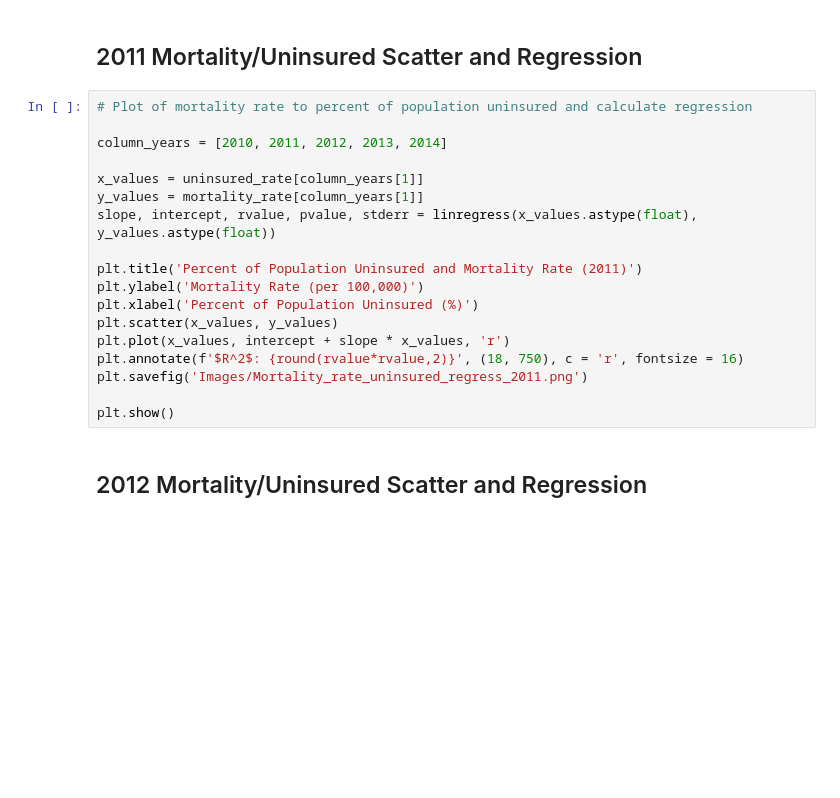
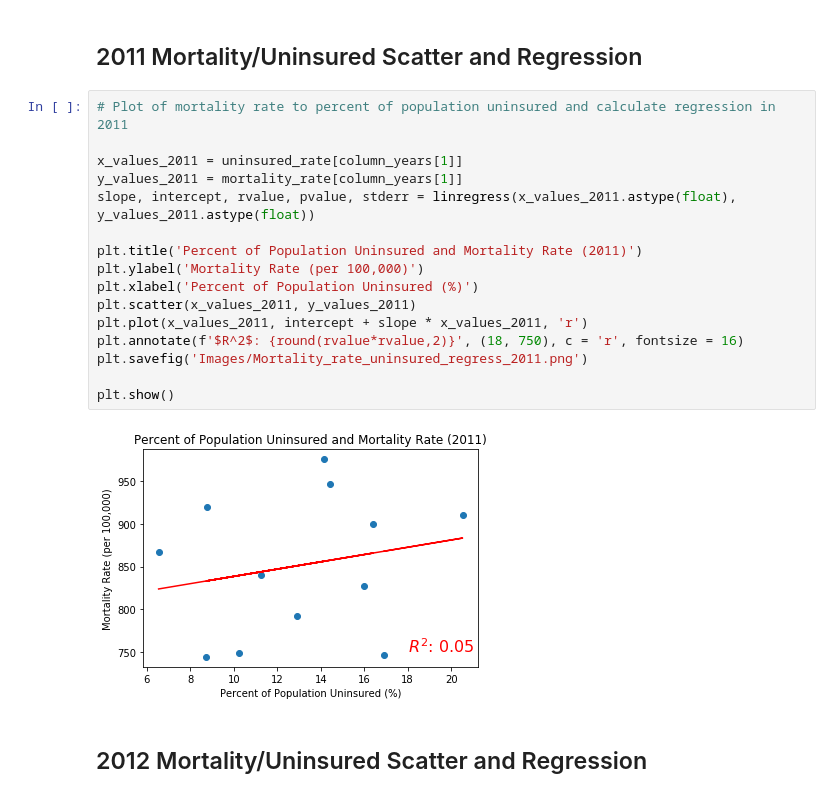
Before and after one commit to TJL30308/DREAM_Project, a Jupyter notebook: ER_Visits_Analysis.ipynb, the cells around one changed output. Drawn from its saved outputs; the diff is of its cells as text; blank space fills up the shorter version.

```diff
--- a/ER_Visits_Analysis.ipynb
+++ b/ER_Visits_Analysis.ipynb
@@ -409,23 +411,23 @@ plt.show()
 # %% [markdown]
 ## 2011 Mortality/Uninsured Scatter and Regression
 # %%
-# Plot of mortality rate to percent of population uninsured and calculate regression
+# Plot of mortality rate to percent of population uninsured and calculate regression in 2011
 
-column_years = [2010, 2011, 2012, 2013, 2014]
-
-x_values = uninsured_rate[column_years[1]]
-y_values = mortality_rate[column_years[1]]
-slope, intercept, rvalue, pvalue, stderr = linregress(x_values.astype(float), y_values.astype(float))
+x_values_2011 = uninsured_rate[column_years[1]]
+y_values_2011 = mortality_rate[column_years[1]]
+slope, intercept, rvalue, pvalue, stderr = linregress(x_values_2011.astype(float), y_values_2011.astype(float))
 
 plt.title('Percent of Population Uninsured and Mortality Rate (2011)')
 plt.ylabel('Mortality Rate (per 100,000)')
 plt.xlabel('Percent of Population Uninsured (%)')
-plt.scatter(x_values, y_values)
-plt.plot(x_values, intercept + slope * x_values, 'r')
+plt.scatter(x_values_2011, y_values_2011)
+plt.plot(x_values_2011, intercept + slope * x_values_2011, 'r')
 plt.annotate(f'$R^2$: {round(rvalue*rvalue,2)}', (18, 750), c = 'r', fontsize = 16)
 plt.savefig('Images/Mortality_rate_uninsured_regress_2011.png')
 
 plt.show()
+# %% [output]
+[figure, added]
 # %% [markdown]
 ## 2012 Mortality/Uninsured Scatter and Regression
 # %%
```
Also changed, not shown: parts of 13 cells of this notebook, 6 other files.
